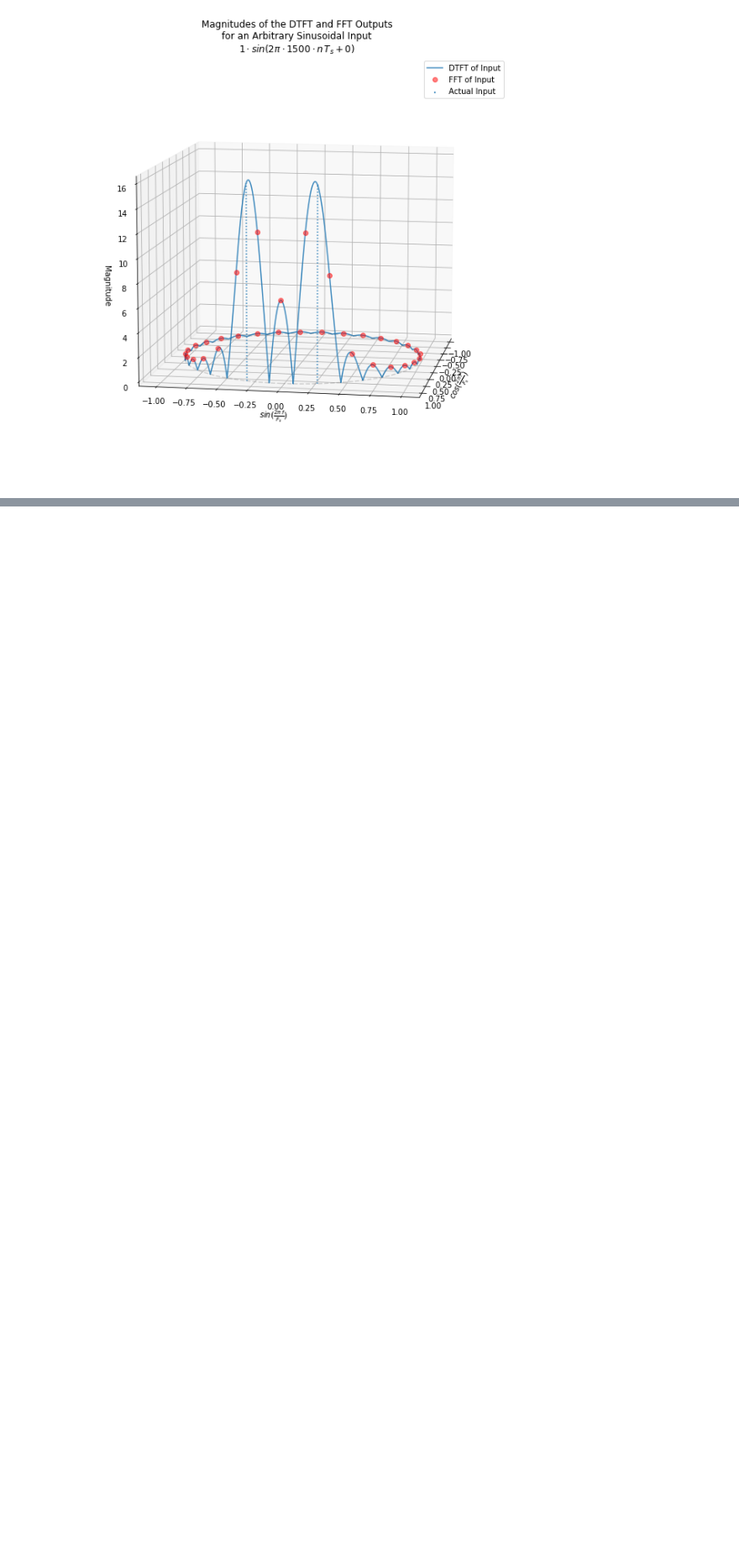
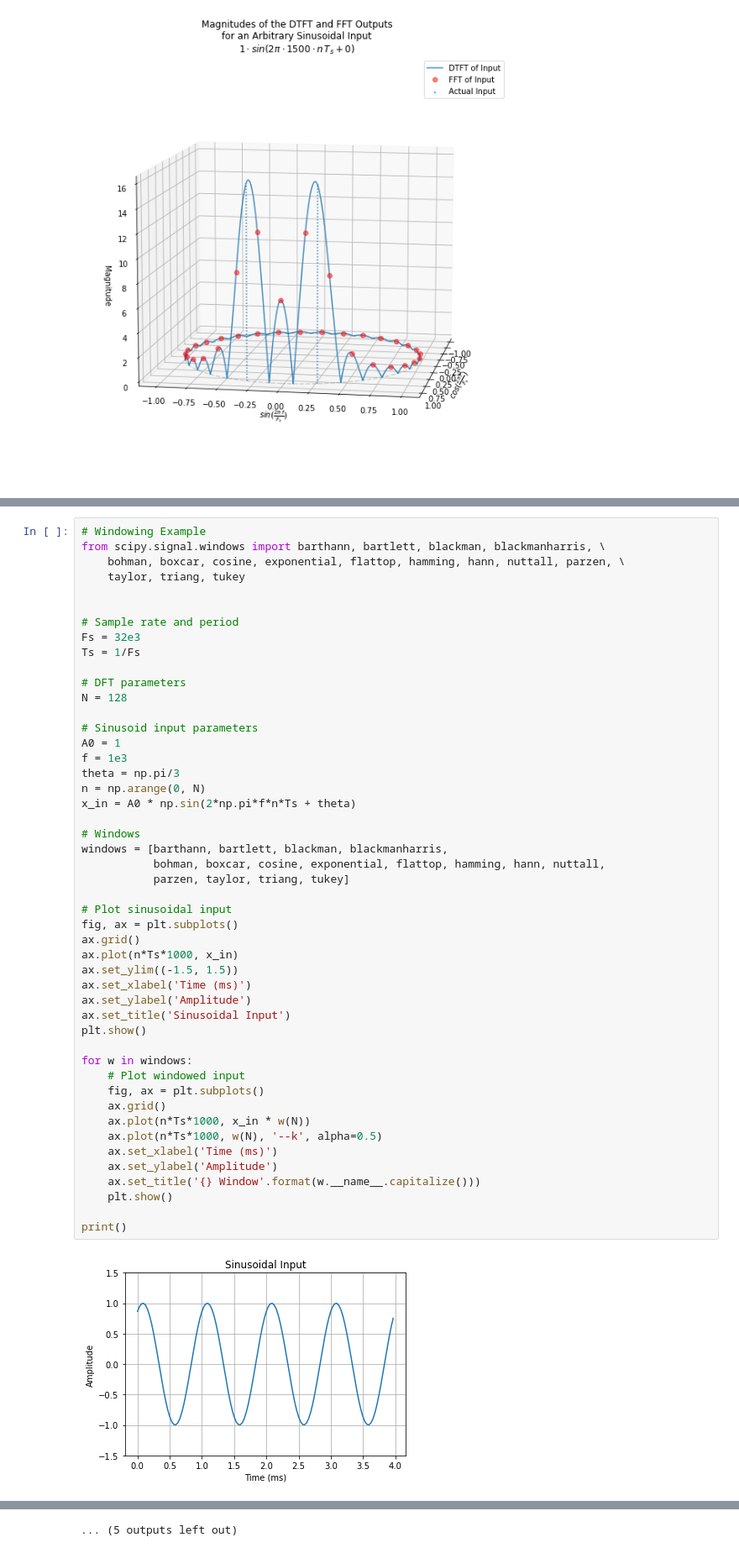
Before and after one commit to keatoncscheible/dsp_101, a Jupyter notebook: dsp_101.ipynb, the cells around one changed output, grey strips where cells are left out. Shown at 84% size. Cells and saved outputs as stored; diff of their text form; blank space fills up the shorter version.

Commit message:
Added initial windowing explanation and windowing examples

```diff
--- a/dsp_101.ipynb
+++ b/dsp_101.ipynb
@@ -816,0 +821,50 @@ pass
+# %%
+# Windowing Example
+from scipy.signal.windows import barthann, bartlett, blackman, blackmanharris, \
+    bohman, boxcar, cosine, exponential, flattop, hamming, hann, nuttall, parzen, \
+    taylor, triang, tukey
+
+
+# Sample rate and period
+Fs = 32e3
+Ts = 1/Fs
+
+# DFT parameters
+N = 128
+
+# Sinusoid input parameters
+A0 = 1
+f = 1e3
+theta = np.pi/3
+n = np.arange(0, N)
+x_in = A0 * np.sin(2*np.pi*f*n*Ts + theta)
+
+# Windows
+windows = [barthann, bartlett, blackman, blackmanharris,
+           bohman, boxcar, cosine, exponential, flattop, hamming, hann, nuttall,
+           parzen, taylor, triang, tukey]
+
+# Plot sinusoidal input
+fig, ax = plt.subplots()
+ax.grid()
+ax.plot(n*Ts*1000, x_in)
+ax.set_ylim((-1.5, 1.5))
+ax.set_xlabel('Time (ms)')
+ax.set_ylabel('Amplitude')
+ax.set_title('Sinusoidal Input')
+plt.show()
+
+for w in windows:
+    # Plot windowed input
+    fig, ax = plt.subplots()
+    ax.grid()
+    ax.plot(n*Ts*1000, x_in * w(N))
+    ax.plot(n*Ts*1000, w(N), '--k', alpha=0.5)
+    ax.set_xlabel('Time (ms)')
+    ax.set_ylabel('Amplitude')
+    ax.set_title('{} Window'.format(w.__name__.capitalize()))
+    plt.show()
+
+print()
+# %% [output]
+[figure, added]
@@ -817,3 +882,4 @@ pass
+... (5 outputs left out)
 # %% [markdown]
 # Citations
 [1] Lyons, R. G. (2010). Understanding digital signal processing: United States edition (3rd ed.). Prentice Hall.
```
Also changed, not shown: parts of 2 cells of this notebook.
